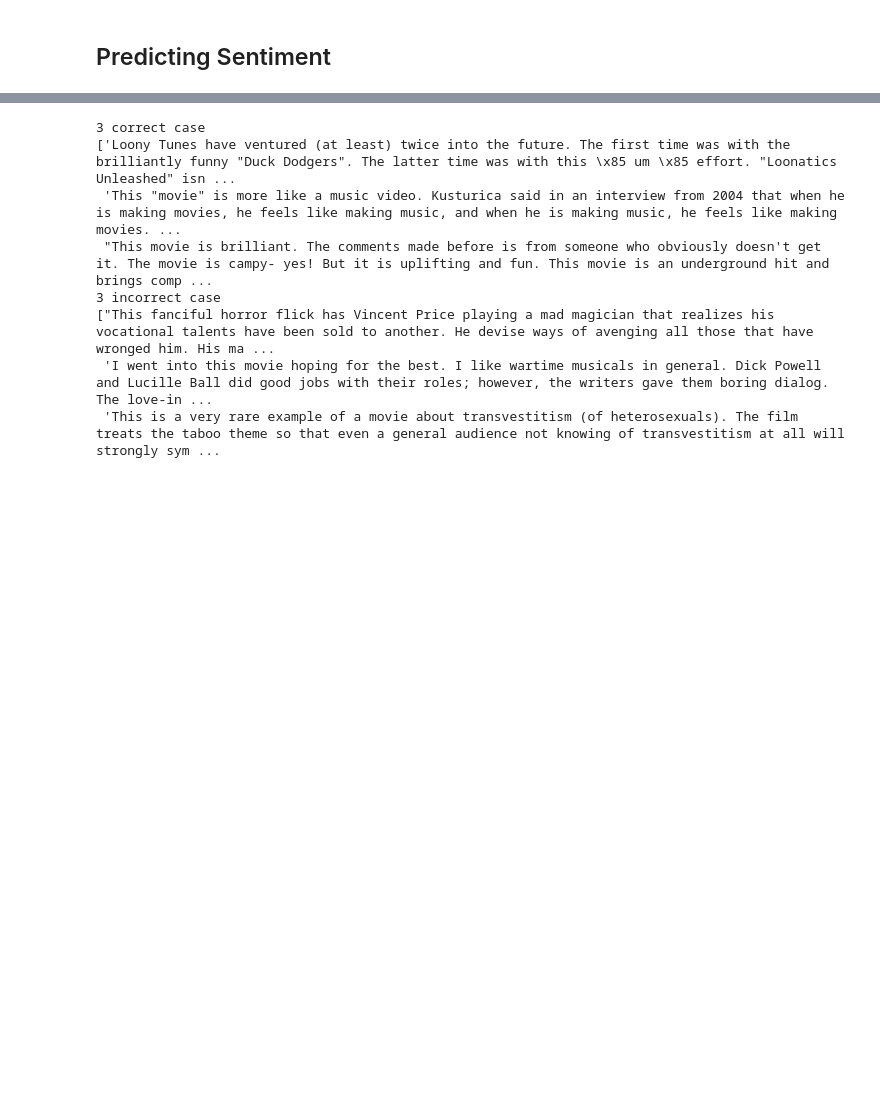
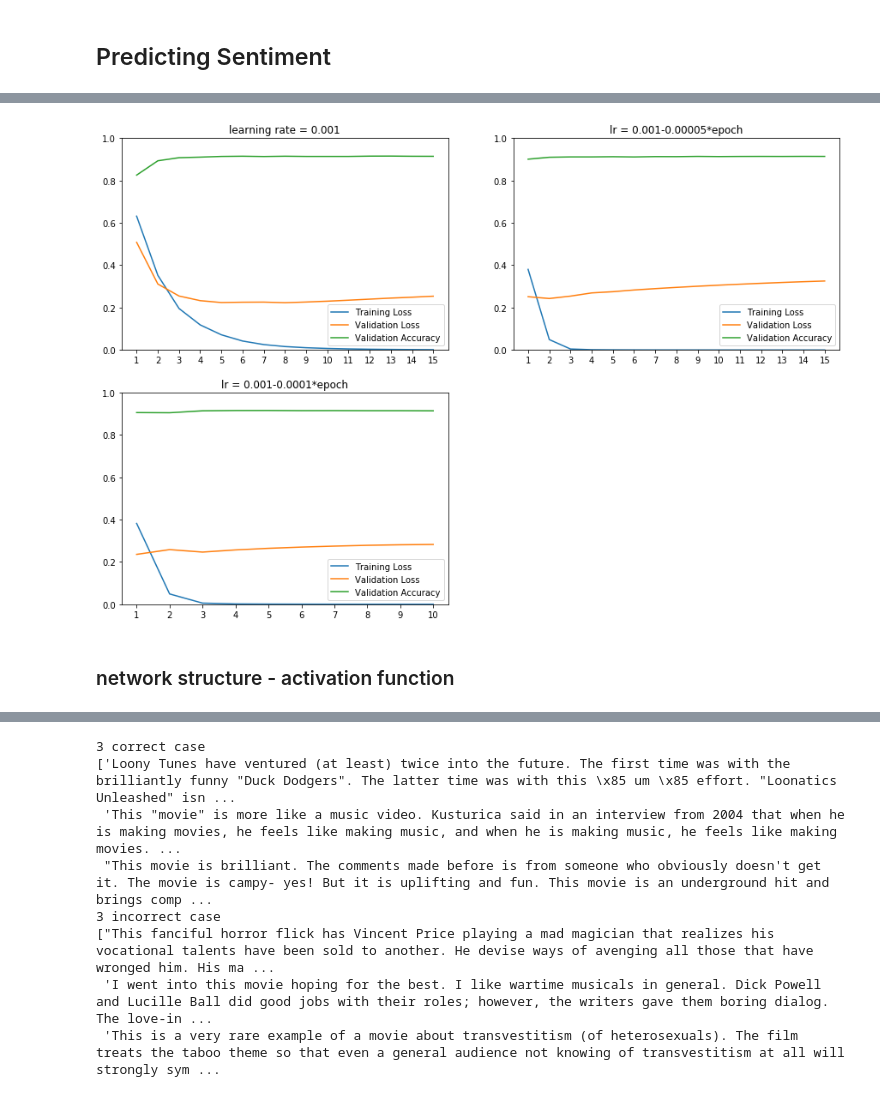
Before and after one commit to 670973787/Bag-of-N-Gram-Document-Classification, a Jupyter notebook: HW1_sg5722.ipynb, the cells around one changed output, grey strips where cells are left out. Cells and saved outputs as stored; diff of their text form; code cells hidden in the pictures; blank space fills up the shorter version.

```diff
--- a/HW1_sg5722.ipynb
+++ b/HW1_sg5722.ipynb
@@ -375,0 +1314,34 @@ def acc(model, dataloader):
+# %%
+plt.figure(figsize=(15, 10))
+plt.subplot(221)
+plt.plot(range(1, len(loss_train_t[0])+1), loss_train_t[0], label="Training Loss")
+plt.plot(range(1, len(loss_val_t[0])+1), loss_val_t[0], label="Validation Loss")
+plt.plot(range(1, len(loss_val_t[0])+1), acc_val_t[0], label="Validation Accuracy")
+plt.xticks(range(1, len(loss_val_t[0])+1))
+plt.ylim(0, 1)
+plt.legend()
+plt.title("learning rate = 0.001")
+
+plt.subplot(222)
+plt.plot(range(1, len(loss_train_t[1])+1), loss_train_t[1], label="Training Loss")
+plt.plot(range(1, len(loss_val_t[1])+1), loss_val_t[1], label="Validation Loss")
+plt.plot(range(1, len(loss_val_t[1])+1), acc_val_t[1], label="Validation Accuracy")
+plt.xticks(range(1, len(loss_val_t[1])+1))
+plt.ylim(0, 1)
+plt.legend()
+plt.title("lr = 0.001-0.00005*epoch")
+
+plt.subplot(223)
+plt.plot(range(1, len(loss_train_t[2])+1), loss_train_t[2], label="Training Loss")
+plt.plot(range(1, len(loss_val_t[2])+1), loss_val_t[2], label="Validation Loss")
+plt.plot(range(1, len(loss_val_t[2])+1), acc_val_t[2], label="Validation Accuracy")
+plt.xticks(range(1, len(loss_val_t[2])+1))
+plt.ylim(0, 1)
+plt.legend()
+plt.title("lr = 0.001-0.0001*epoch")
+plt.savefig("lar.pdf")
+plt.show()
+# %% [output]
+[figure, added]
+# %% [markdown]
+### network structure - activation function
```
Also changed, not shown: parts of 37 cells of this notebook.
